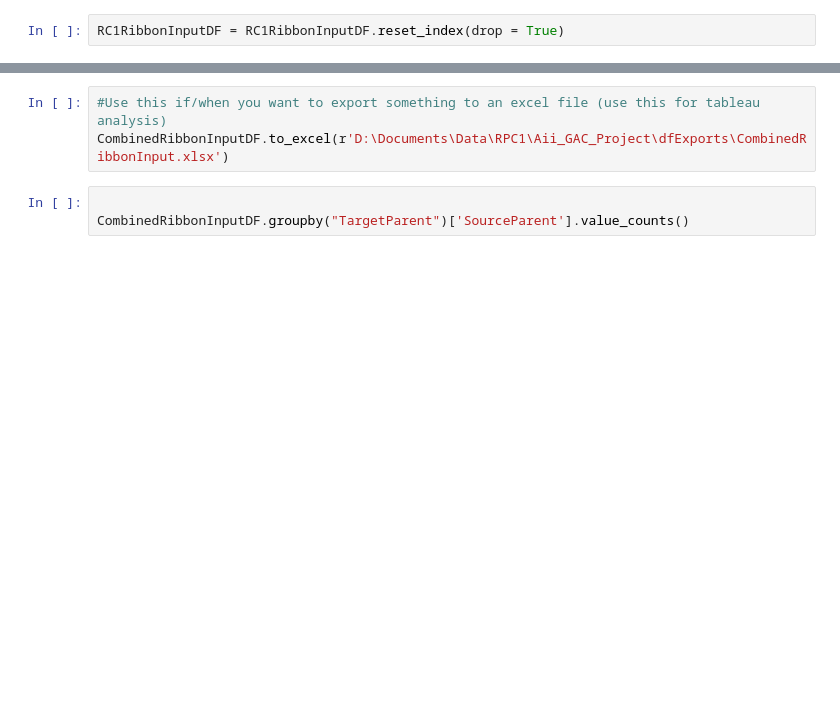
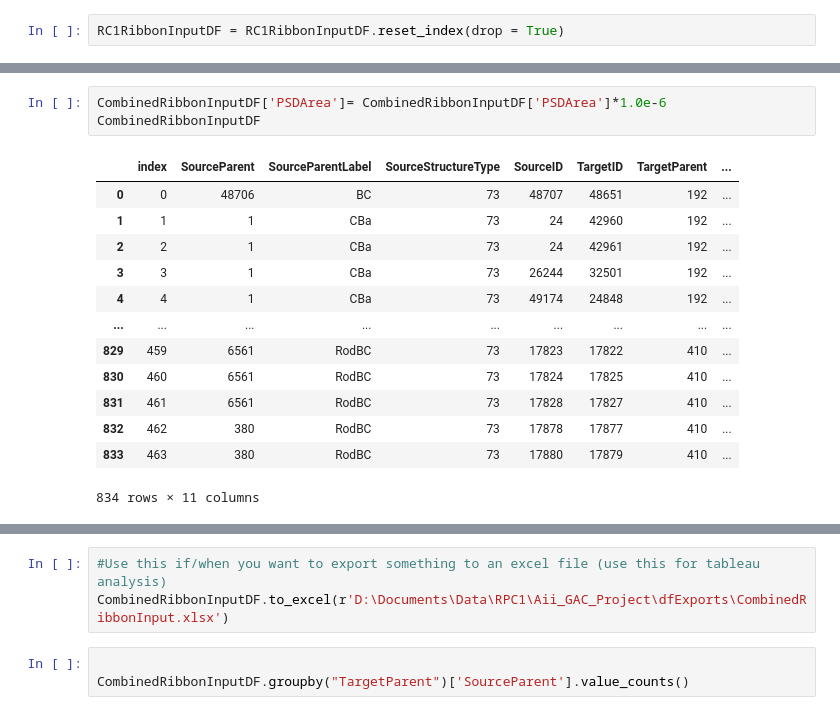
Before and after one commit to RLPfeiffer/VikingExplore, a Jupyter notebook: RibbonInputs.ipynb, the cells around one changed output, grey strips where cells are left out. Saved outputs shown, nothing was run; the diff lists cells and outputs as text; blank space fills up the shorter version.

```diff
--- a/RibbonInputs.ipynb
+++ b/RibbonInputs.ipynb
@@ -79,0 +221,17 @@ CombinedRibbonInputDF = pd.concat(frames).reset_index()
+# %%
+CombinedRibbonInputDF['PSDArea']= CombinedRibbonInputDF['PSDArea']*1.0e-6
+CombinedRibbonInputDF
+# %% [output]
+|  | index | SourceParent | SourceParentLabel | SourceStructureType | SourceID | TargetID | TargetParent | ... |
+| 0 | 0 | 48706 | BC | 73 | 48707 | 48651 | 192 | ... |
+| 1 | 1 | 1 | CBa | 73 | 24 | 42960 | 192 | ... |
+| 2 | 2 | 1 | CBa | 73 | 24 | 42961 | 192 | ... |
+| 3 | 3 | 1 | CBa | 73 | 26244 | 32501 | 192 | ... |
+| 4 | 4 | 1 | CBa | 73 | 49174 | 24848 | 192 | ... |
+| ... | ... | ... | ... | ... | ... | ... | ... | ... |
+| 829 | 459 | 6561 | RodBC | 73 | 17823 | 17822 | 410 | ... |
+| 830 | 460 | 6561 | RodBC | 73 | 17824 | 17825 | 410 | ... |
+| 831 | 461 | 6561 | RodBC | 73 | 17828 | 17827 | 410 | ... |
+| 832 | 462 | 380 | RodBC | 73 | 17878 | 17877 | 410 | ... |
+| 833 | 463 | 380 | RodBC | 73 | 17880 | 17879 | 410 | ... |
+834 rows × 11 columns
```
Also changed, not shown: parts of 28 cells of this notebook, 2 other files.
